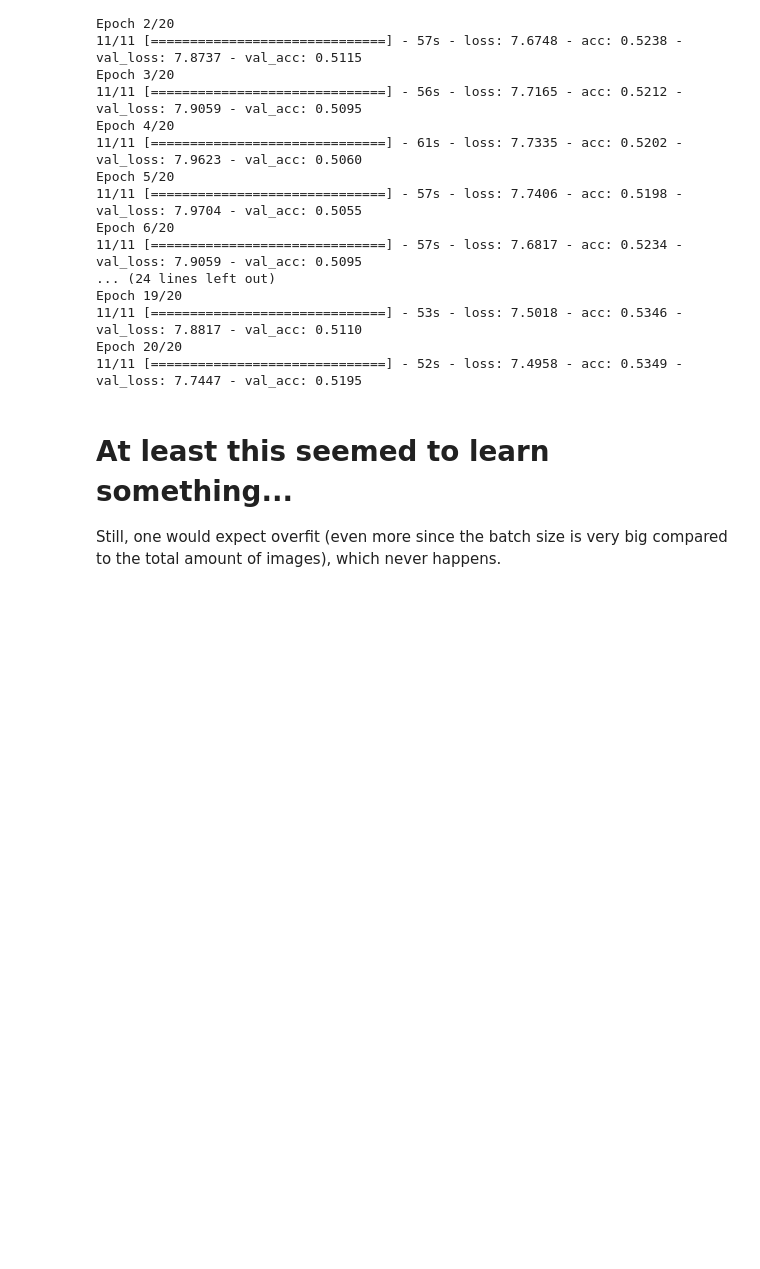
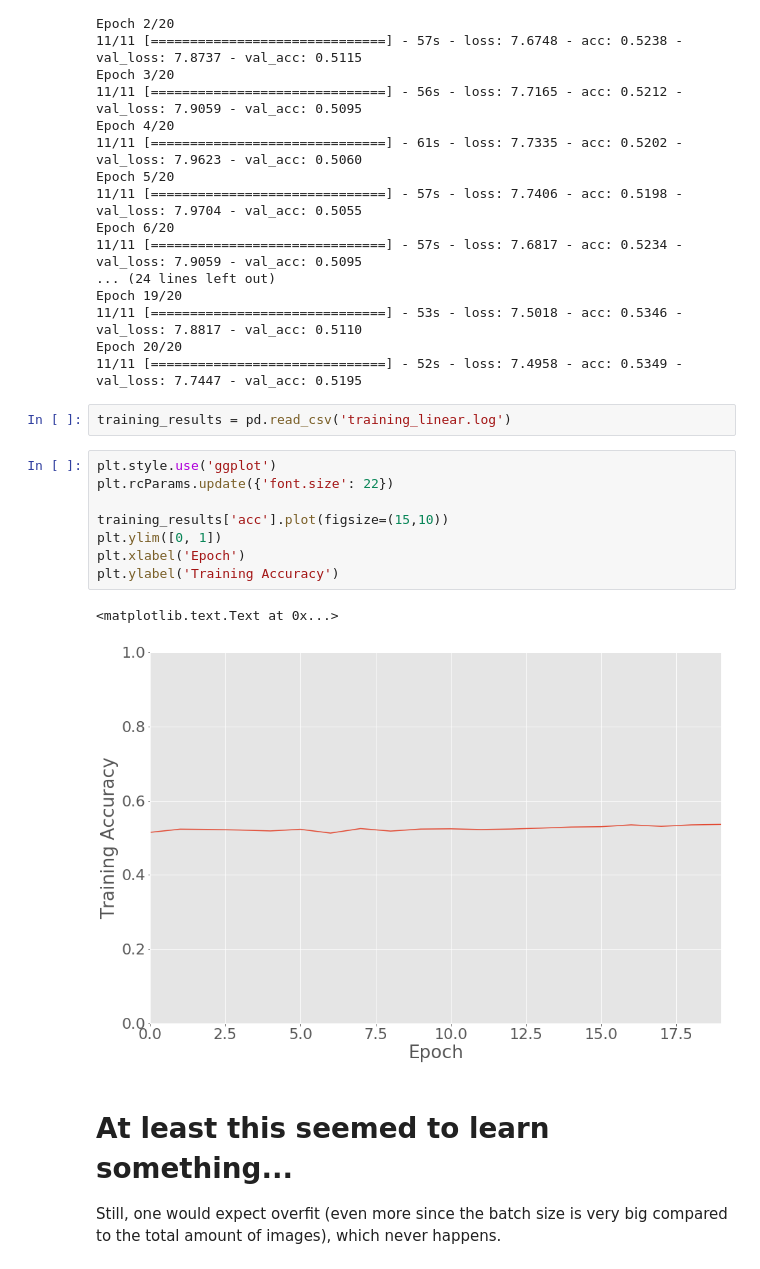
Before and after one commit to mspinaci/deep-learning-examples, a Jupyter notebook: Ridiculously overfitting models... or maybe not.ipynb, the cells around one changed output. Cells and saved outputs as stored; diff of their text form; blank space fills up the shorter version.

```diff
--- a/Ridiculously overfitting models... or maybe not.ipynb
+++ b/Ridiculously overfitting models... or maybe not.ipynb
@@ -109,6 +109,19 @@ Epoch 19/20
 11/11 [==============================] - 53s - loss: 7.5018 - acc: 0.5346 - val_loss: 7.8817 - val_acc: 0.5110
 Epoch 20/20
 11/11 [==============================] - 52s - loss: 7.4958 - acc: 0.5349 - val_loss: 7.7447 - val_acc: 0.5195
+# %%
+training_results = pd.read_csv('training_linear.log')
+# %%
+plt.style.use('ggplot')
+plt.rcParams.update({'font.size': 22})
+
+training_results['acc'].plot(figsize=(15,10))
+plt.ylim([0, 1])
+plt.xlabel('Epoch')
+plt.ylabel('Training Accuracy')
+# %% [output]
+<matplotlib.text.Text at 0x...>
+[figure, added]
 # %% [markdown]
 # At least this seemed to learn something...
 Still, one would expect overfit (even more since the batch size is very big compared to the total amount of images), which never happens.
```
